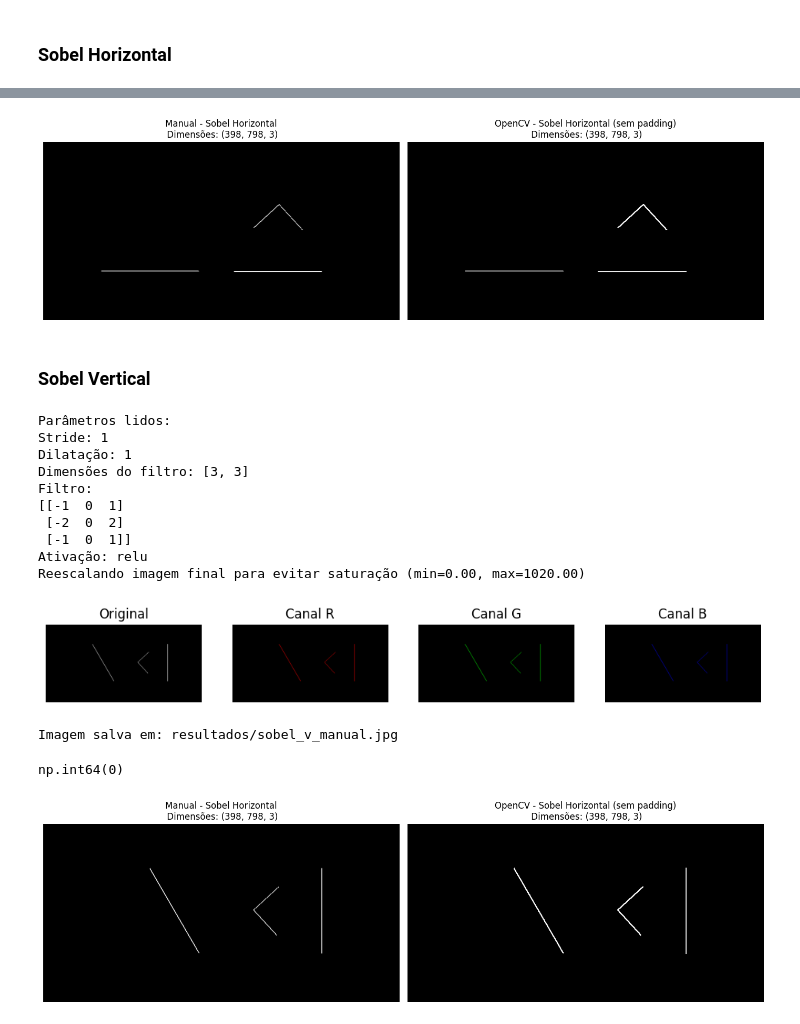
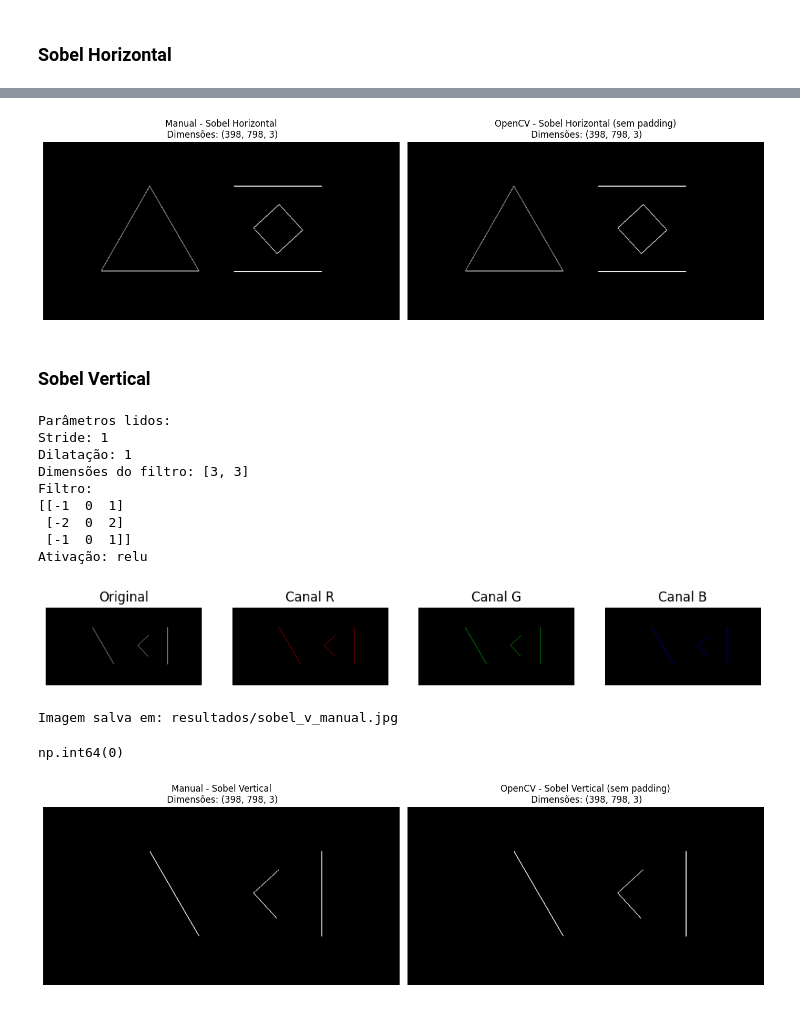
Before and after one commit to adriel1ft/atrous-correlation, a Jupyter notebook: completo.ipynb, the cells around one changed output, grey strips where cells are left out. Drawn from its saved outputs; the diff is of its cells as text; code cells hidden in the pictures.

Commit message:
ajeitei o babado do sobel

```diff
--- a/completo.ipynb
+++ b/completo.ipynb
@@ -165,8 +165,11 @@ def correlacao_atrous(nome_canal, canal, filtro, dilatacao, stride, ativacao):
             saida[out_i,out_j] = soma
 
     if ativacao == 'relu':
-        saida = np.maximum(0,saida)
-
+        saida = np.maximum(0, saida)
+    elif ativacao == 'identity' or ativacao is None:
+        pass  # sem ativação, mantém saída como está
+    else:
+        raise ValueError(f"Ativação desconhecida: {ativacao}")
     return saida
 # %%
 ## Seria bom dar uma limpadinha
@@ -218,22 +221,21 @@ def processar_imagem_rgb(r: np.ndarray, g: np.ndarray, b: np.ndarray,
     b_out = correlacao_atrous("B", b, filtro_proc, dilatacao, stride, ativacao)
 
     imagem_float = np.stack([r_out, g_out, b_out], axis=2).astype(np.float32)
+
+    if np.isclose(filtro.sum(), 0):  # Sobel: abs + expansão de histograma antes de converter
+        imagem_float = histogram_expansion(np.abs(imagem_float))
+
     imagem_u8 = rgb_float_para_uint8(imagem_float)
 
-    r_u8,g_u8,b_u8 = separar_canais_rgb(imagem_u8)
-
+    r_u8, g_u8, b_u8 = separar_canais_rgb(imagem_u8)
     r_color, g_color, b_color = colorir_canais(r_u8, g_u8, b_u8)
-
     exibir_canais_rgb(r_color, g_color, b_color, imagem_u8)
 
-    if np.isclose(filtro.sum(), np.int64(0)): #se for sobel, expande o histograma
-        imagem_u8 = histogram_expansion(imagem_u8)
-
     return imagem_u8
 # %% [markdown]
 ## 6. Funções de Comparação Manual vs OpenCV
 # %%
-def aplicar_filtro_opencv_sem_padding(img: np.ndarray, filtro: np.ndarray) -> np.ndarray:
+def aplicar_filtro_opencv_sem_padding(img: np.ndarray, filtro: np.ndarray, ativacao: str = None) -> np.ndarray:
     f = filtro.astype(np.float32)
     soma = f.sum()
     kernel = f / soma if soma != 0 and not np.isclose(soma, 1.0) else f
@@ -248,6 +250,12 @@ def aplicar_filtro_opencv_sem_padding(img: np.ndarray, filtro: np.ndarray) -> np
         pad_h : h - pad_h if pad_h > 0 else h,
         pad_w : w - pad_w if pad_w > 0 else w
     ]
+
+    if ativacao == 'relu':
+        crop = np.maximum(0, crop)
+
+    if np.isclose(soma, 0):  # Sobel
+        crop = histogram_expansion(np.abs(crop))
 
     return np.clip(crop, 0, 255).astype(np.uint8)
 
@@ -457,7 +464,7 @@ imagem_resultante_opencv_nop = aplicar_filtro_opencv_sem_padding(img, filtro)
 
 visualizar_comparacao(imagem_resultante, imagem_resultante_opencv_nop, "Sobel Horizontal")
 # %% [output]
-[figure, old version]
+[figure, new version]
 # %% [markdown]
 ### Sobel Vertical
 # %%
@@ -481,7 +488,6 @@ Filtro:
  [-2  0  2]
  [-1  0  1]]
 Ativação: relu
-Reescalando imagem final para evitar saturação (min=0.00, max=1020.00)
 [figure]
 Imagem salva em: resultados/sobel_v_manual.jpg
 # %%
@@ -490,8 +496,8 @@ filtro.sum()
 np.int64(0)
 # %%
 # Comparação - Manual vs OpenCV (sem padding)
-imagem_resultante_opencv_nop = aplicar_filtro_opencv_sem_padding(img, filtro)
+imagem_resultante_opencv_nop = aplicar_filtro_opencv_sem_padding(img, filtro, ativacao)
 
-visualizar_comparacao(imagem_resultante, imagem_resultante_opencv_nop, "Sobel Horizontal")
+visualizar_comparacao(imagem_resultante, imagem_resultante_opencv_nop, "Sobel Vertical")
 # %% [output]
-[figure, old version]
+[figure, new version]
```
Also changed, not shown: parts of 1 cell of this notebook.
